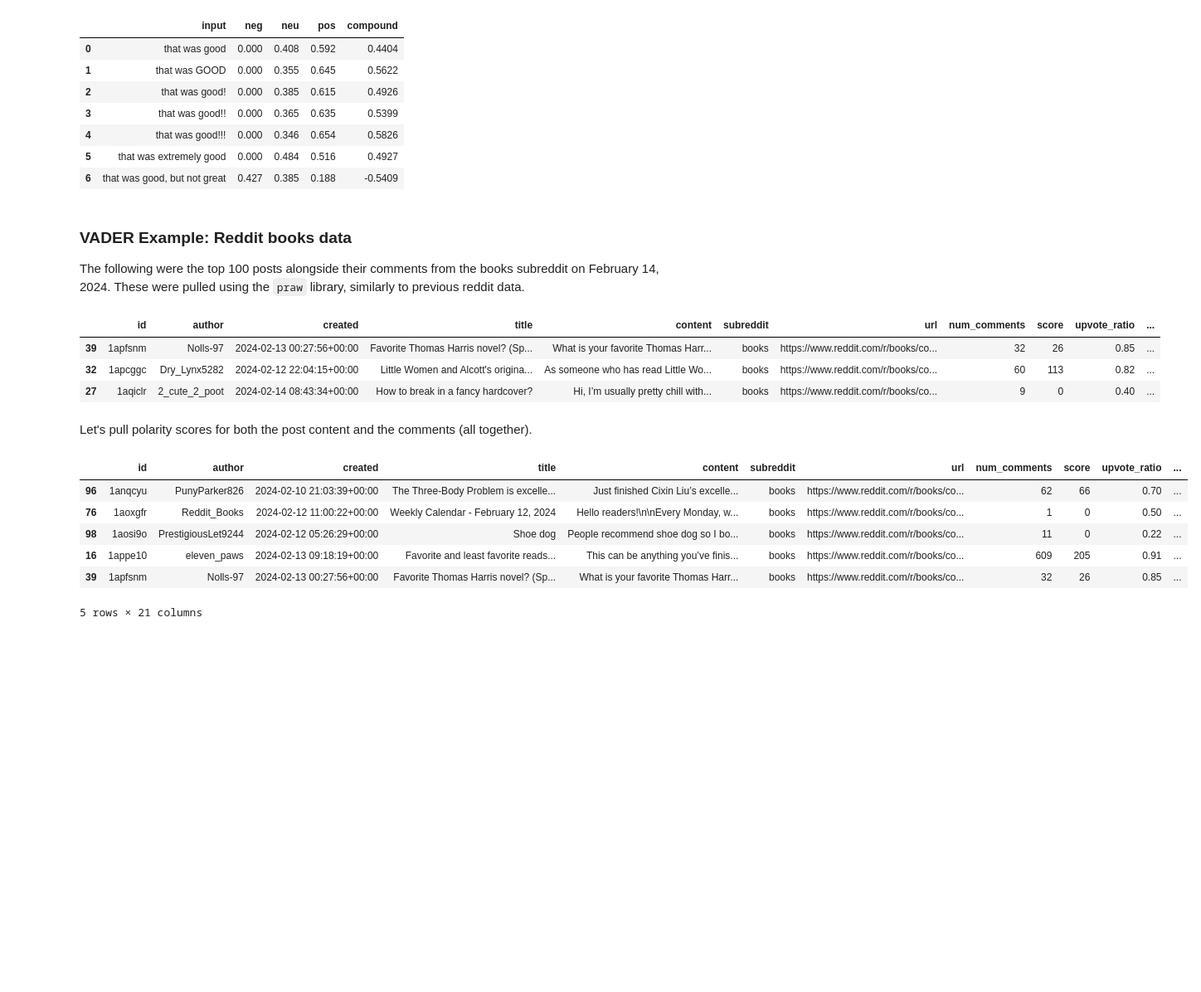
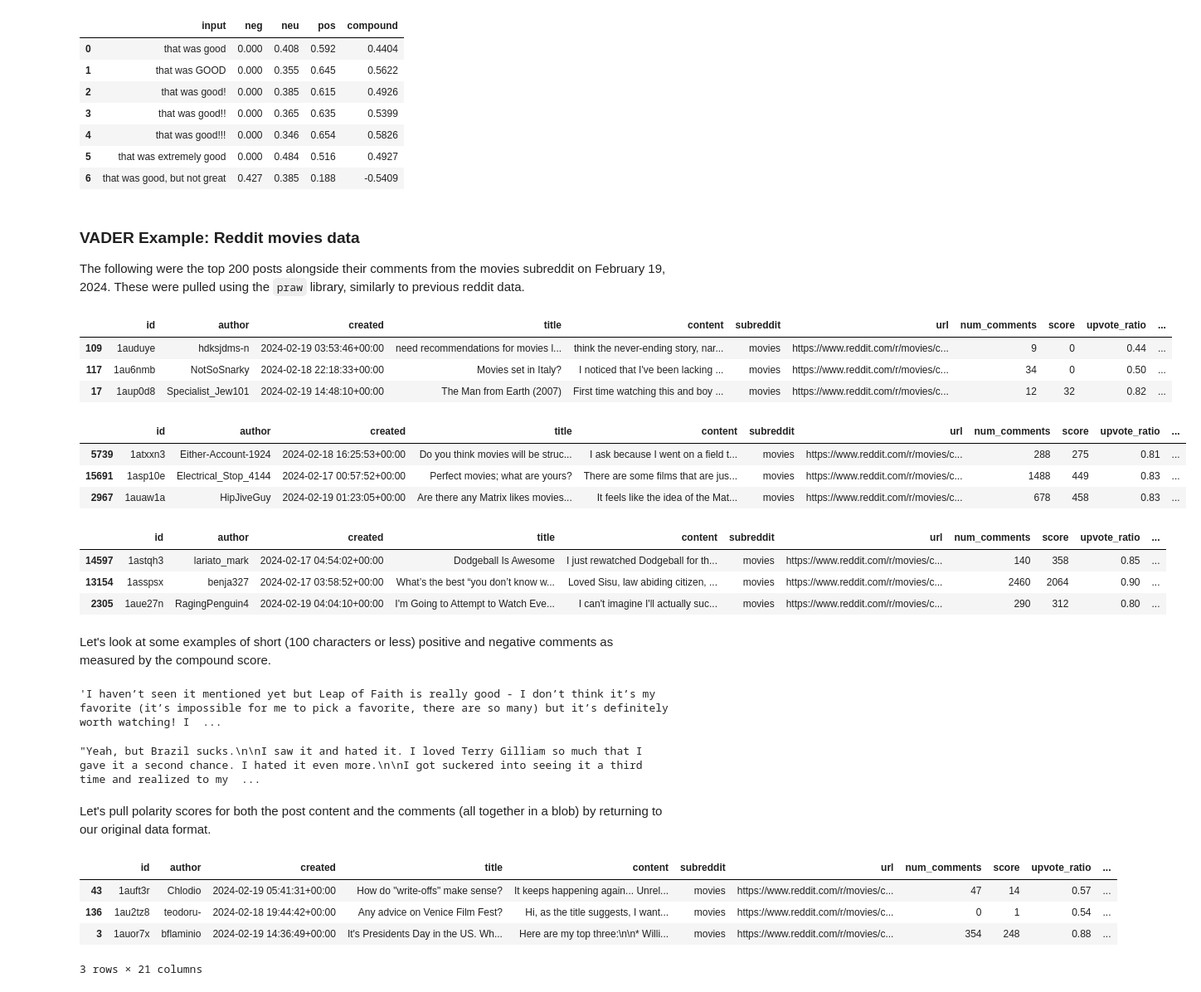
Before and after one commit to UNC-Libraries-data/text_analysis_seminar23-24, a Jupyter notebook: 2024_02_19_material/2024_02_19_Matt.ipynb, the cells around one changed output. Shown: that part at 83% size. Drawn from its saved outputs; the diff is of its cells as text; code cells hidden in the pictures; blank space fills up the shorter version.

```diff
--- a/2024_02_19_material/2024_02_19_Matt.ipynb
+++ b/2024_02_19_material/2024_02_19_Matt.ipynb
@@ -91,14 +91,26 @@ pd.DataFrame([{'input':text} | sid.polarity_scores(text) for text in input_text]
 | 5 | that was extremely good | 0.000 | 0.484 | 0.516 | 0.4927 |
 | 6 | that was good, but not great | 0.427 | 0.385 | 0.188 | -0.5409 |
 # %% [markdown]
-### VADER Example: Reddit books data
+### VADER Example: Reddit movies data
 
-The following were the top 100 posts alongside their comments from the books subreddit on February 14, 2024.  These were pulled using the `praw` library, similarly to previous reddit data.
+The following were the top 200 posts alongside their comments from the movies subreddit on February 19, 2024.  These were pulled using the `praw` library, similarly to previous reddit data.
 # %%
-df = pd.read_csv("reddit_books.csv", encoding='utf-8')
-df.sample(3)
+df = pd.read_csv("reddit_movies_021924.csv", encoding='utf-8').drop(columns='comments')
-# %% [output]
-|  | id | author | created | title | content | subreddit | url | num_comments | score | upvote_ratio | ... |
-| 39 | 1apfsnm | Nolls-97 | 2024-02-13 00:27:56+00:00 | Favorite Thomas Harris novel? (Sp... | What is your favorite Thomas Harr... | books | https://www.reddit.com/r/books/co... | 32 | 26 | 0.85 | ... |
-| 32 | 1apcggc | Dry_Lynx5282 | 2024-02-12 22:04:15+00:00 | Little Women and Alcott's origina... | As someone who has read Little Wo... | books | https://www.reddit.com/r/books/co... | 60 | 113 | 0.82 | ... |
-| 27 | 1aqiclr | 2_cute_2_poot | 2024-02-14 08:43:34+00:00 | How to break in a fancy hardcover? | Hi, I’m usually pretty chill with... | books | https://www.reddit.com/r/books/co... | 9 | 0 | 0.40 | ... |
+# %%
+df.sample(3)
+# %% [output]
+|  | id | author | created | title | content | subreddit | url | num_comments | score | upvote_ratio | ... |
+| 109 | 1auduye | hdksjdms-n | 2024-02-19 03:53:46+00:00 | need recommendations for movies l... | think the never-ending story, nar... | movies | https://www.reddit.com/r/movies/c... | 9 | 0 | 0.44 | ... |
+| 117 | 1au6nmb | NotSoSnarky | 2024-02-18 22:18:33+00:00 | Movies set in Italy? | I noticed that I've been lacking ... | movies | https://www.reddit.com/r/movies/c... | 34 | 0 | 0.50 | ... |
+| 17 | 1aup0d8 | Specialist_Jew101 | 2024-02-19 14:48:10+00:00 | The Man from Earth (2007) | First time watching this and boy ... | movies | https://www.reddit.com/r/movies/c... | 12 | 32 | 0.82 | ... |
+# %%
+df["comments_list"] = df.comments_text.apply(ast.literal_eval)
+exploded = df.explode("comments_list", ignore_index=True).drop(columns = ['comment_blob', 'comments_text'])
+exploded.rename(columns= {'comments_list':'comment'}, inplace=True)
+# %%
+exploded.sample(3)
+# %% [output]
+|  | id | author | created | title | content | subreddit | url | num_comments | score | upvote_ratio | ... |
+| 5739 | 1atxxn3 | Either-Account-1924 | 2024-02-18 16:25:53+00:00 | Do you think movies will be struc... | I ask because I went on a field t... | movies | https://www.reddit.com/r/movies/c... | 288 | 275 | 0.81 | ... |
+| 15691 | 1asp10e | Electrical_Stop_4144 | 2024-02-17 00:57:52+00:00 | Perfect movies; what are yours? | There are some films that are jus... | movies | https://www.reddit.com/r/movies/c... | 1488 | 449 | 0.83 | ... |
+| 2967 | 1auaw1a | HipJiveGuy | 2024-02-19 01:23:05+00:00 | Are there any Matrix likes movies... | It feels like the idea of the Mat... | movies | https://www.reddit.com/r/movies/c... | 678 | 458 | 0.83 | ... |
@@ -105,3 +127,22 @@ df.sample(3)
+# %%
+comment_scores.sample(3)
+# %% [output]
+|  | id | author | created | title | content | subreddit | url | num_comments | score | upvote_ratio | ... |
+| 14597 | 1astqh3 | lariato_mark | 2024-02-17 04:54:02+00:00 | Dodgeball Is Awesome | I just rewatched Dodgeball for th... | movies | https://www.reddit.com/r/movies/c... | 140 | 358 | 0.85 | ... |
+| 13154 | 1asspsx | benja327 | 2024-02-17 03:58:52+00:00 | What’s the best “you don’t know w... | Loved Sisu, law abiding citizen, ... | movies | https://www.reddit.com/r/movies/c... | 2460 | 2064 | 0.90 | ... |
+| 2305 | 1aue27n | RagingPenguin4 | 2024-02-19 04:04:10+00:00 | I'm Going to Attempt to Watch Eve... | I can't imagine I'll actually suc... | movies | https://www.reddit.com/r/movies/c... | 290 | 312 | 0.80 | ... |
+# %% [markdown]
+Let's look at some examples of short (100 characters or less) positive and negative comments as measured by the compound score.
+# %%
+bestlist = comment_scores.sort_values("compound", ascending=False).comment.tolist()
+[comment for comment in bestlist if len(str(comment))<=300][0]
+# %% [output]
+'I haven’t seen it mentioned yet but Leap of Faith is really good - I don’t think it’s my favorite (it’s impossible for me to pick a favorite, there are so many) but it’s definitely worth watching! I  ...
+# %%
+worstlist = comment_scores.sort_values("compound", ascending=True).comment.tolist()
+[comment for comment in worstlist if len(str(comment))<=300][0]
+# %% [output]
+"Yeah, but Brazil sucks.\n\nI saw it and hated it. I loved Terry Gilliam so much that I gave it a second chance. I hated it even more.\n\nI got suckered into seeing it a third time and realized to my  ...
 # %% [markdown]
-Let's pull polarity scores for both the post content and the comments (all together).
+Let's pull polarity scores for both the post content and the comments (all together in a blob) by returning to our original data format.
 # %%
@@ -115,12 +150,10 @@ comments_vader = df.comment_blob.apply(vader_scores).apply(pd.Series).add_prefix
 post_vader = df.content.apply(vader_scores).apply(pd.Series).add_prefix("post_")
 scores = pd.concat([df, post_vader,comments_vader], axis = 1)
 # %%
-scores.sample(5)
+scores.sample(3)
 # %% [output]
 |  | id | author | created | title | content | subreddit | url | num_comments | score | upvote_ratio | ... |
-| 96 | 1anqcyu | PunyParker826 | 2024-02-10 21:03:39+00:00 | The Three-Body Problem is excelle... | Just finished Cixin Liu’s excelle... | books | https://www.reddit.com/r/books/co... | 62 | 66 | 0.70 | ... |
-| 76 | 1aoxgfr | Reddit_Books | 2024-02-12 11:00:22+00:00 | Weekly Calendar - February 12, 2024 | Hello readers!\n\nEvery Monday, w... | books | https://www.reddit.com/r/books/co... | 1 | 0 | 0.50 | ... |
-| 98 | 1aosi9o | PrestigiousLet9244 | 2024-02-12 05:26:29+00:00 | Shoe dog | People recommend shoe dog so I bo... | books | https://www.reddit.com/r/books/co... | 11 | 0 | 0.22 | ... |
-| 16 | 1appe10 | eleven_paws | 2024-02-13 09:18:19+00:00 | Favorite and least favorite reads... | This can be anything you’ve finis... | books | https://www.reddit.com/r/books/co... | 609 | 205 | 0.91 | ... |
-| 39 | 1apfsnm | Nolls-97 | 2024-02-13 00:27:56+00:00 | Favorite Thomas Harris novel? (Sp... | What is your favorite Thomas Harr... | books | https://www.reddit.com/r/books/co... | 32 | 26 | 0.85 | ... |
+| 43 | 1auft3r | Chlodio | 2024-02-19 05:41:31+00:00 | How do "write-offs" make sense? | It keeps happening again... Unrel... | movies | https://www.reddit.com/r/movies/c... | 47 | 14 | 0.57 | ... |
+| 136 | 1au2tz8 | teodoru- | 2024-02-18 19:44:42+00:00 | Any advice on Venice Film Fest? | Hi, as the title suggests, I want... | movies | https://www.reddit.com/r/movies/c... | 0 | 1 | 0.54 | ... |
+| 3 | 1auor7x | bflaminio | 2024-02-19 14:36:49+00:00 | It's Presidents Day in the US. Wh... | Here are my top three:\n\n* Willi... | movies | https://www.reddit.com/r/movies/c... | 354 | 248 | 0.88 | ... |
-5 rows × 21 columns
+3 rows × 21 columns
```
Also changed, not shown: parts of 35 cells of this notebook.
